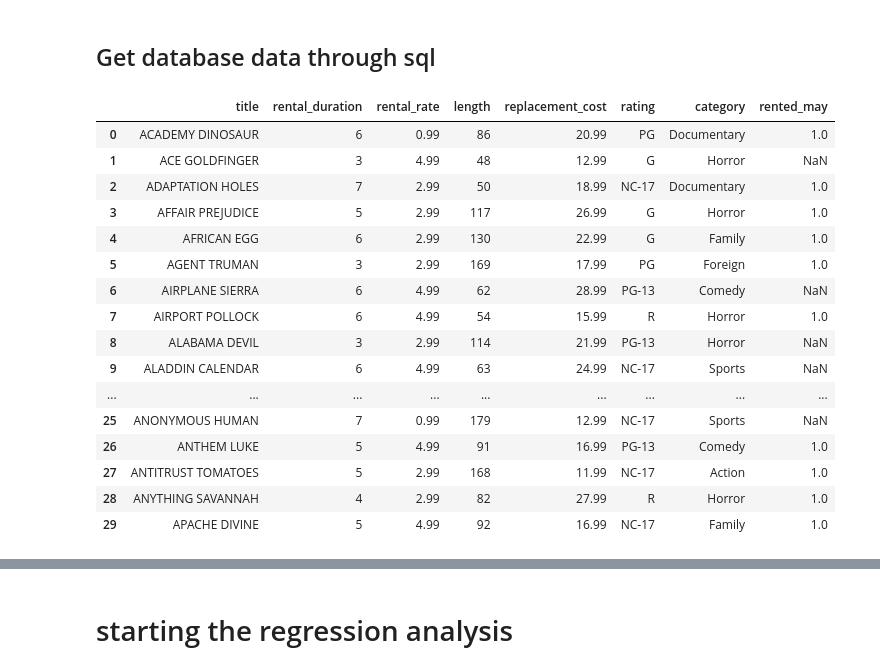
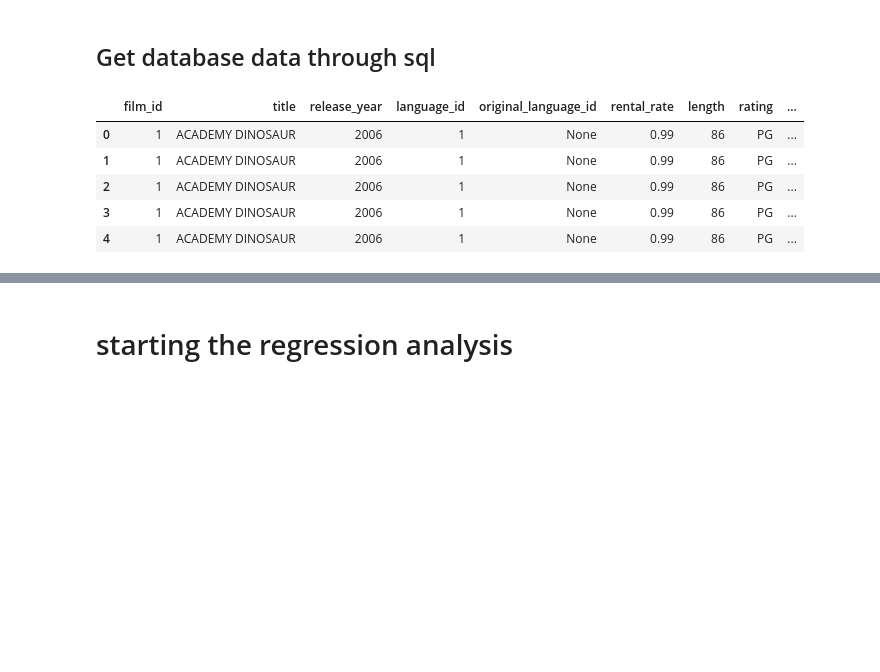
Before and after one commit to begumerdem/lab-predictions-logistic-regression, a Jupyter notebook: Lab logistic regression (1).ipynb, the cells around one changed output, grey strips where cells are left out. Drawn from its saved outputs; the diff is of its cells as text; code cells hidden in the pictures; blank space fills up the shorter version.

```diff
--- a/Lab logistic regression (1).ipynb
+++ b/Lab logistic regression (1).ipynb
@@ -29,54 +33,29 @@ from sklearn.model_selection import train_test_split
 from sklearn.preprocessing import OneHotEncoder
 # %% [markdown]
 ## Get database data through sql
-# %%
-# get the data
-connection_string = 'mysql+pymysql://root:' + password + '@localhost/sakila'
-engine = create_engine(connection_string)
-query = ''' select title, rental_duration, rental_rate, length, replacement_cost, rating, category, rented_may
-            from(
-            select film_id,
-            case
-            when month(rental_date) = 5 then True
-            else False
-            end as rented_may
-            from rental
-            join inventory using(inventory_id)
-            join film using(film_id)
-            join film_category using(film_id)
-            join category using (category_id)
-            where year(rental_date) = 2005 and month(rental_date) = 5
-            group by film_id) t1
-            right join(
-            select rental_date, title, film_id, rental_duration, rental_rate, length, replacement_cost, rating, category.name as category
-            from rental
-            join inventory using(inventory_id)
-            join film using(film_id)
-            join film_category using(film_id)
-            join category using (category_id)
-            where year(rental_date) = 2005
-            group by film_id
-            ) t2
-            using (film_id)
-            order by title asc'''
-
-data = pd.read_sql_query(query, engine)
-data.head(30)
-# %% [output]
-|  | title | rental_duration | rental_rate | length | replacement_cost | rating | category | rented_may |
-| 0 | ACADEMY DINOSAUR | 6 | 0.99 | 86 | 20.99 | PG | Documentary | 1.0 |
-| 1 | ACE GOLDFINGER | 3 | 4.99 | 48 | 12.99 | G | Horror | NaN |
-| 2 | ADAPTATION HOLES | 7 | 2.99 | 50 | 18.99 | NC-17 | Documentary | 1.0 |
-| 3 | AFFAIR PREJUDICE | 5 | 2.99 | 117 | 26.99 | G | Horror | 1.0 |
-| 4 | AFRICAN EGG | 6 | 2.99 | 130 | 22.99 | G | Family | 1.0 |
-| 5 | AGENT TRUMAN | 3 | 2.99 | 169 | 17.99 | PG | Foreign | 1.0 |
-| 6 | AIRPLANE SIERRA | 6 | 4.99 | 62 | 28.99 | PG-13 | Comedy | NaN |
-| 7 | AIRPORT POLLOCK | 6 | 4.99 | 54 | 15.99 | R | Horror | 1.0 |
-| 8 | ALABAMA DEVIL | 3 | 2.99 | 114 | 21.99 | PG-13 | Horror | NaN |
-| 9 | ALADDIN CALENDAR | 6 | 4.99 | 63 | 24.99 | NC-17 | Sports | NaN |
-| ... | ... | ... | ... | ... | ... | ... | ... | ... |
-| 25 | ANONYMOUS HUMAN | 7 | 0.99 | 179 | 12.99 | NC-17 | Sports | NaN |
-| 26 | ANTHEM LUKE | 5 | 4.99 | 91 | 16.99 | PG-13 | Comedy | 1.0 |
-| 27 | ANTITRUST TOMATOES | 5 | 2.99 | 168 | 11.99 | NC-17 | Action | 1.0 |
-| 28 | ANYTHING SAVANNAH | 4 | 2.99 | 82 | 27.99 | R | Horror | 1.0 |
-| 29 | APACHE DIVINE | 5 | 4.99 | 92 | 16.99 | NC-17 | Family | 1.0 |
+# %%
+# get the data
+connection_string = 'mysql+pymysql://root:' + password + '@localhost/sakila'
+engine = create_engine(connection_string)
+query = '''select f.film_id, f.title, f.release_year, f.language_id,
+       f.original_language_id, f.rental_rate, f.length, f.rating,f.rental_duration,
+       f.replacement_cost,
+       l.name as 'language',
+       c.name as 'category', r.rental_date, p.amount from film f
+left join inventory i on f.film_id=i.film_id
+left join film_category fc on f.film_id=fc.film_id
+left join category c on c.category_id=fc.category_id
+left join language l on l.language_id=f.language_id
+left join rental r on r.inventory_id=i.inventory_id
+left join payment p on p.rental_id=r.rental_id
+ORDER BY f.film_id ASC;'''
+
+sakila = pd.read_sql_query(query, engine)
+sakila.head()
+# %% [output]
+|  | film_id | title | release_year | language_id | original_language_id | rental_rate | length | rating | ... |
+| 0 | 1 | ACADEMY DINOSAUR | 2006 | 1 | None | 0.99 | 86 | PG | ... |
+| 1 | 1 | ACADEMY DINOSAUR | 2006 | 1 | None | 0.99 | 86 | PG | ... |
+| 2 | 1 | ACADEMY DINOSAUR | 2006 | 1 | None | 0.99 | 86 | PG | ... |
+| 3 | 1 | ACADEMY DINOSAUR | 2006 | 1 | None | 0.99 | 86 | PG | ... |
+| 4 | 1 | ACADEMY DINOSAUR | 2006 | 1 | None | 0.99 | 86 | PG | ... |
```
Also changed, not shown: parts of 60 cells of this notebook.
